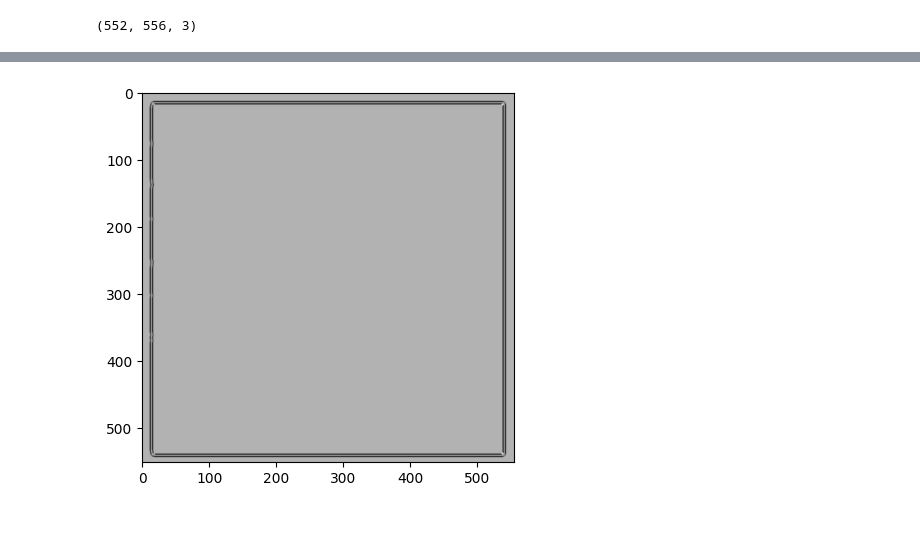
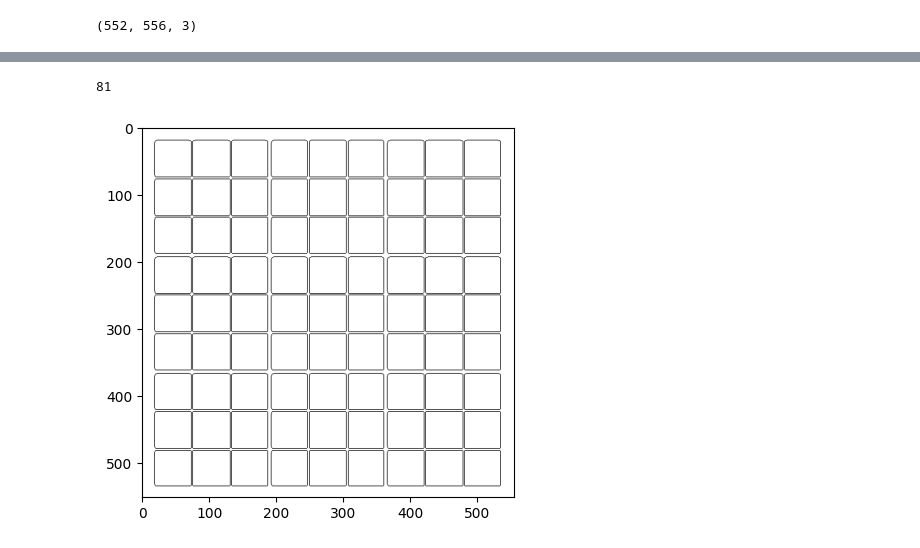
Before and after one commit to IndraneelArtham/SudokuSolver, a Jupyter notebook: SudokuSolver.ipynb, the cells around one changed output, grey strips where cells are left out. Cells and saved outputs as stored; diff of their text form; code cells hidden in the pictures.

```diff
--- a/SudokuSolver.ipynb
+++ b/SudokuSolver.ipynb
@@ -25,2 +34,2 @@ show(edges)
 # %%
-contours, hierarchy = cv2.findContours(edges, cv2.RETR_EXTERNAL, cv2.CHAIN_APPROX_SIMPLE)
+contours, hierarchy = cv2.findContours(edges, cv2.RETR_TREE, cv2.CHAIN_APPROX_SIMPLE)
@@ -57,3 +48,2 @@ show(img_copy)
 # %%
-white = np.ones((552, 556, 3), np.float32)
-show(white)
+white = np.ones((552, 556), np.uint8) * 255
@@ -88,4 +50,12 @@ print(num)
-# %%
-show(corners)
-# %% [output]
-[figure, removed]
+# %%
+contours = [cnt for i, cnt in enumerate(contours) if cv2.contourArea(cnt) > 2000 and cv2.contourArea(cnt) < 3500 and hierarchy[0][i][3] > 1]
+cv2.drawContours(white, contours, -1, (0, 0, 0,), 1)
+show(white)
+for cnt in contours:
+    white = np.ones((552, 556, 3), np.uint8) * 255
+    cv2.drawContours(white, [cnt], -1, (0, 0, 0), 1)
+    # show(white)
+print(len(contours))
+# %% [output]
+81
+[figure, added]
```
Also changed, not shown: parts of 15 cells of this notebook, 1 other file.
